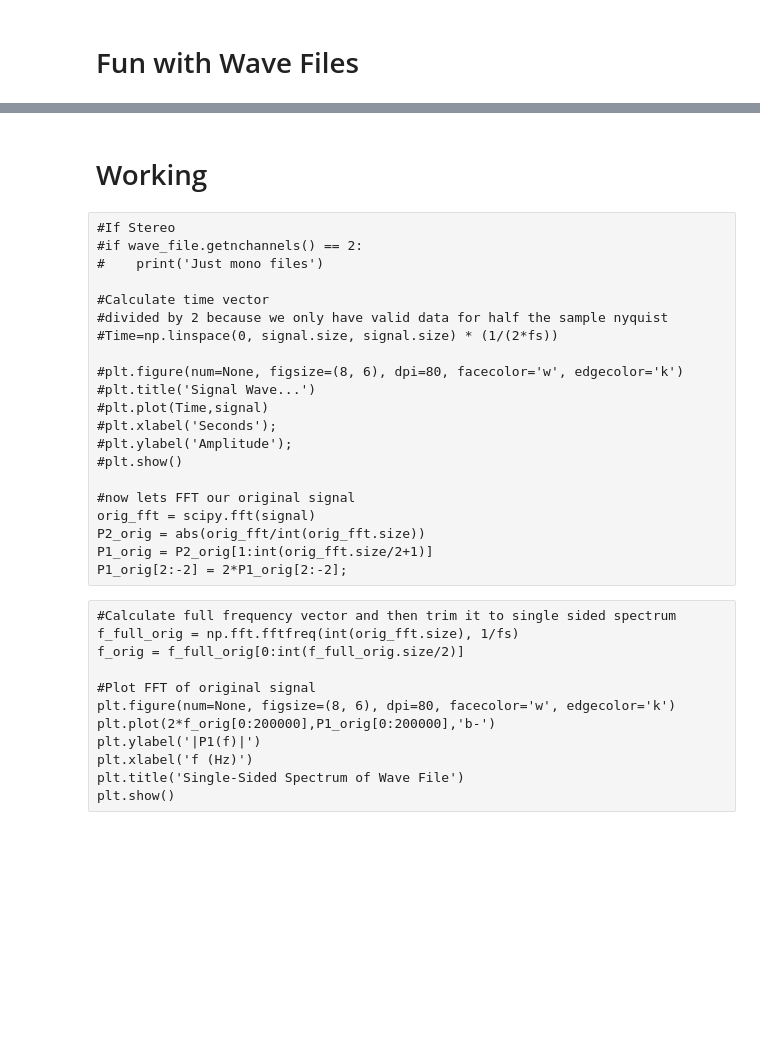
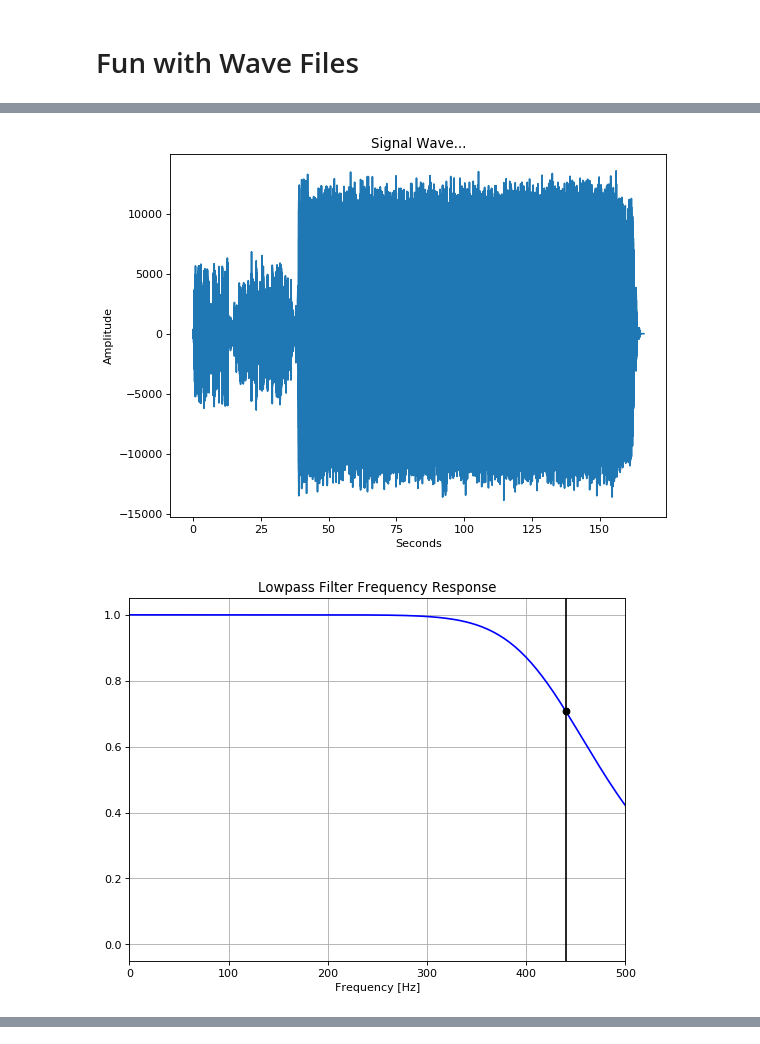
Before and after one commit to cbell14/Choate_Lessons, a Jupyter notebook: Fourier_Series_Code.ipynb, the cells around one changed output, grey strips where cells are left out. Cells and saved outputs as stored; diff of their text form; code cells hidden in the pictures; blank space fills up the shorter version.

```diff
--- a/Fourier_Series_Code.ipynb
+++ b/Fourier_Series_Code.ipynb
@@ -292,32 +314,30 @@ signal_HP, f_full_HP, = butter_highpass(cutoff_HP, fs, signal)
 # %%
 #import our wave file
 wave_file = wave.open('/home/cj/Downloads/The-Killers-Show-You-How.wav','r')
-#wave_file = wave.open('/home/cj/Downloads/black-crowes-she-talks-to-angels.wav','r')
-#wave_file = wave.open('/home/cj/Downloads/The Killers - Somebody Told Me.wav','r')
-#wave_file = wave.open('/home/cj/Downloads/Luis Fonsi - Despacito ft. Daddy Yankee.wav','r')
-#wave_file = wave.open('/home/cj/Downloads/ACDC - You Shook Me All Night Long (Official Video).wav','r') #too long
 
 #Extract Raw Audio from Wav File
 temp = wave_file.readframes(-1)
 
-#Convert raw audio to an array we can plot using numpy and trim it to a managable size
+#Convert raw integer audio to an array we can plot using numpy and trim it to a managable size
 temp = np.fromstring(temp, 'Int16')
-#signal = temp[0:int(temp.size/100)]
 signal = temp[0:int(temp.size)]
 
 #Get frame rate to plot against time
 fs = wave_file.getframerate()
 
 #Low Pass Filter
-#cutoff_LP = 440
-#signal_LP, f_full_LP, = butter_lowpass(cutoff_LP, fs, signal)
-#signal_LP2 = np.asarray(signal_LP, dtype=np.int16)
-#import scipy.io.wavfile
-#scipy.io.wavfile.write('/home/cj/Desktop/LowPass.wav', 2*fs, signal_LP2)
+cutoff_LP = 440
+signal_LP, f_full_LP, = butter_lowpass(cutoff_LP, fs, signal)
+signal_LP2 = np.asarray(signal_LP, dtype=np.int16) #convert array of floats to 16 bit integers
+import scipy.io.wavfile
+scipy.io.wavfile.write('/home/cj/Desktop/LowPass.wav', 2*fs, signal_LP2)
 
 #High Pass Filter
 cutoff_HP = 400
 signal_HP, f_full_HP, = butter_highpass(cutoff_HP, fs, signal)
 signal_HP2 = np.asarray(signal_HP, dtype=np.int16)
 import scipy.io.wavfile
 scipy.io.wavfile.write('/home/cj/Desktop/HighPass.wav', 2*fs, signal_HP2)
+# %% [output]
+[figure, added]
+[figure, added]
@@ -324,35 +349,0 @@ scipy.io.wavfile.write('/home/cj/Desktop/HighPass.wav', 2*fs, signal_HP2)
-# %% [markdown]
-# Working
-# %% [raw]
-#If Stereo
-#if wave_file.getnchannels() == 2:
-#    print('Just mono files')
-
-#Calculate time vector
-#divided by 2 because we only have valid data for half the sample nyquist
-#Time=np.linspace(0, signal.size, signal.size) * (1/(2*fs))
-
-#plt.figure(num=None, figsize=(8, 6), dpi=80, facecolor='w', edgecolor='k')
-#plt.title('Signal Wave...')
-#plt.plot(Time,signal)
-#plt.xlabel('Seconds');
-#plt.ylabel('Amplitude');
-#plt.show()
-
-#now lets FFT our original signal
-orig_fft = scipy.fft(signal)
-P2_orig = abs(orig_fft/int(orig_fft.size))
-P1_orig = P2_orig[1:int(orig_fft.size/2+1)]
-P1_orig[2:-2] = 2*P1_orig[2:-2];
-# %% [raw]
-#Calculate full frequency vector and then trim it to single sided spectrum
-f_full_orig = np.fft.fftfreq(int(orig_fft.size), 1/fs)
-f_orig = f_full_orig[0:int(f_full_orig.size/2)]
-
-#Plot FFT of original signal
-plt.figure(num=None, figsize=(8, 6), dpi=80, facecolor='w', edgecolor='k')
-plt.plot(2*f_orig[0:200000],P1_orig[0:200000],'b-')
-plt.ylabel('|P1(f)|')
-plt.xlabel('f (Hz)')
-plt.title('Single-Sided Spectrum of Wave File')
-plt.show()
```
Also changed, not shown: parts of 17 cells of this notebook.
